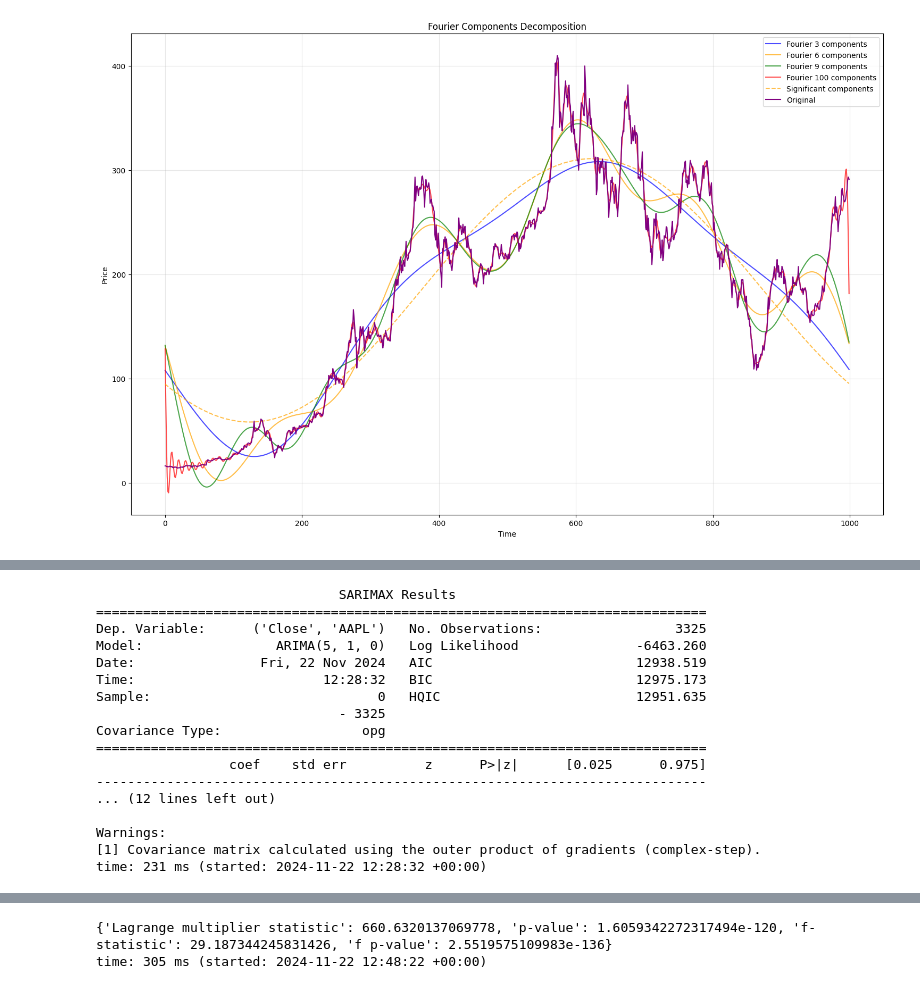
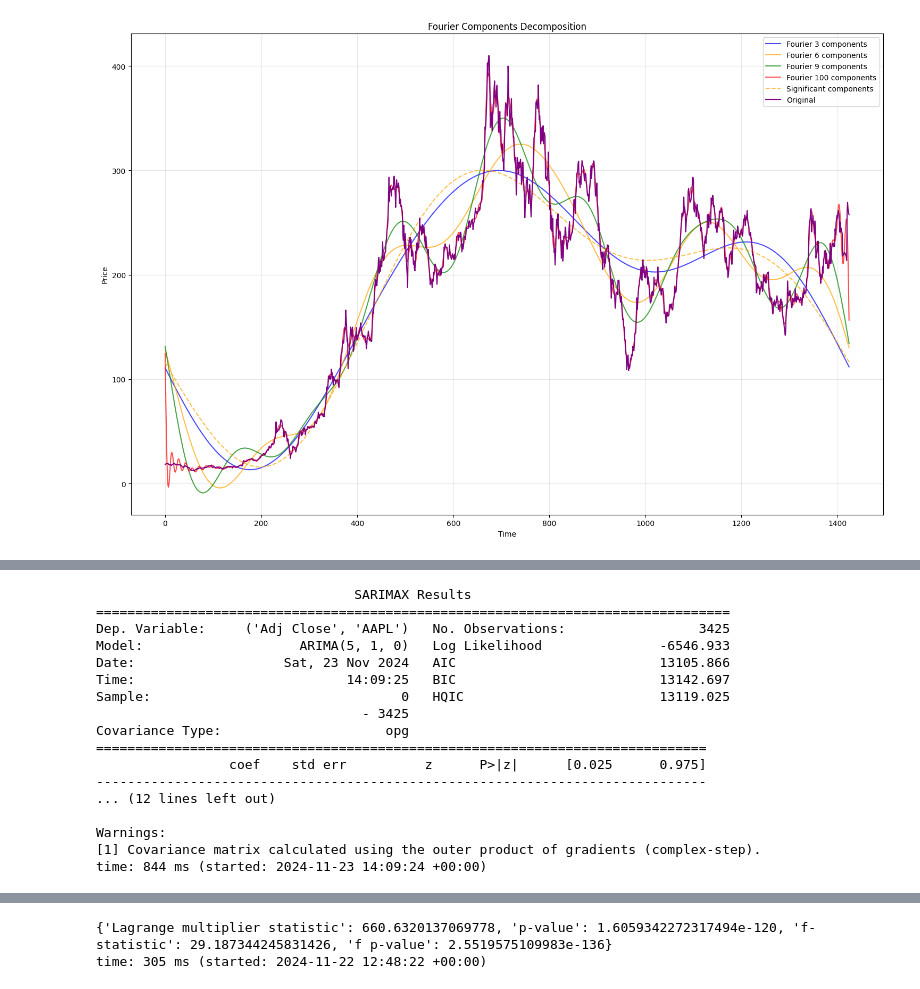
Before and after one commit to adefiqri12/GAN-LSTM-stock-price-prediction, a Jupyter notebook: 2. EDAS.ipynb, the cells around one changed output, grey strips where cells are left out. Cells and saved outputs as stored; diff of their text form; code cells hidden in the pictures.

Commit message:
arima feature

```diff
--- a/2. EDAS.ipynb
+++ b/2. EDAS.ipynb
@@ -135,32 +136,32 @@ def plot_fourier_components(stock_data, figsize=(15, 10)):
                 label=f'Fourier {num_} components',
                 alpha=0.7,
                 color=color)
 
     # Add significant components
     magnitude_threshold = 0.1 * np.max(np.abs(close_fft))
     significant_fft = np.copy(close_fft)
     significant_fft[np.abs(significant_fft) < magnitude_threshold] = 0
     ifft_significant = np.fft.ifft(significant_fft)
 
     plt.plot(ifft_significant,
             label='Significant components',
             alpha=0.7,
             color='orange',
             linestyle='--')
 
     # Plot original data
     plt.plot(close_prices.values, label='Original', color='purple')
 
     plt.title('Fourier Components Decomposition')
     plt.xlabel('Time')
     plt.ylabel('Price')
     plt.legend()
     plt.grid(True, alpha=0.3)
     plt.tight_layout()
 
     return plt
 
-plot_fourier_components(processed_dfs[5][2000:3000])
+plot_fourier_components(dfs_list[5][2000:])
 plt.show()
 # %% [output]
-[figure, old version]
+[figure, new version]
@@ -168,20 +170,20 @@ plt.show()
 from statsmodels.tsa.arima.model import ARIMA
 from pandas.plotting import autocorrelation_plot
 
-series = dfs_list[0].iloc[:, 1]
+series = dfs_list[0].iloc[:, 0]
 model = ARIMA(series, order=(5, 1, 0))
 model_fit = model.fit()
 print(model_fit.summary())
 # %% [output]
-                               SARIMAX Results
-==============================================================================
-Dep. Variable:      ('Close', 'AAPL')   No. Observations:                 3325
-Model:                 ARIMA(5, 1, 0)   Log Likelihood               -6463.260
-Date:                Fri, 22 Nov 2024   AIC                          12938.519
-Time:                        12:28:32   BIC                          12975.173
-Sample:                             0   HQIC                         12951.635
-                               - 3325
-Covariance Type:                  opg
+                                 SARIMAX Results
+=================================================================================
+Dep. Variable:     ('Adj Close', 'AAPL')   No. Observations:                 3425
+Model:                    ARIMA(5, 1, 0)   Log Likelihood               -6546.933
+Date:                   Sat, 23 Nov 2024   AIC                          13105.866
+Time:                           14:09:25   BIC                          13142.697
+Sample:                                0   HQIC                         13119.025
+                                  - 3425
+Covariance Type:                     opg
 ==============================================================================
                  coef    std err          z      P>|z|      [0.025      0.975]
 ------------------------------------------------------------------------------
@@ -189,4 +191,4 @@ Covariance Type:                  opg
 
 Warnings:
 [1] Covariance matrix calculated using the outer product of gradients (complex-step).
-time: 231 ms (started: 2024-11-22 12:28:32 +00:00)
+time: 844 ms (started: 2024-11-23 14:09:24 +00:00)
```
Also changed, not shown: parts of 11 cells of this notebook, 1 other file.
